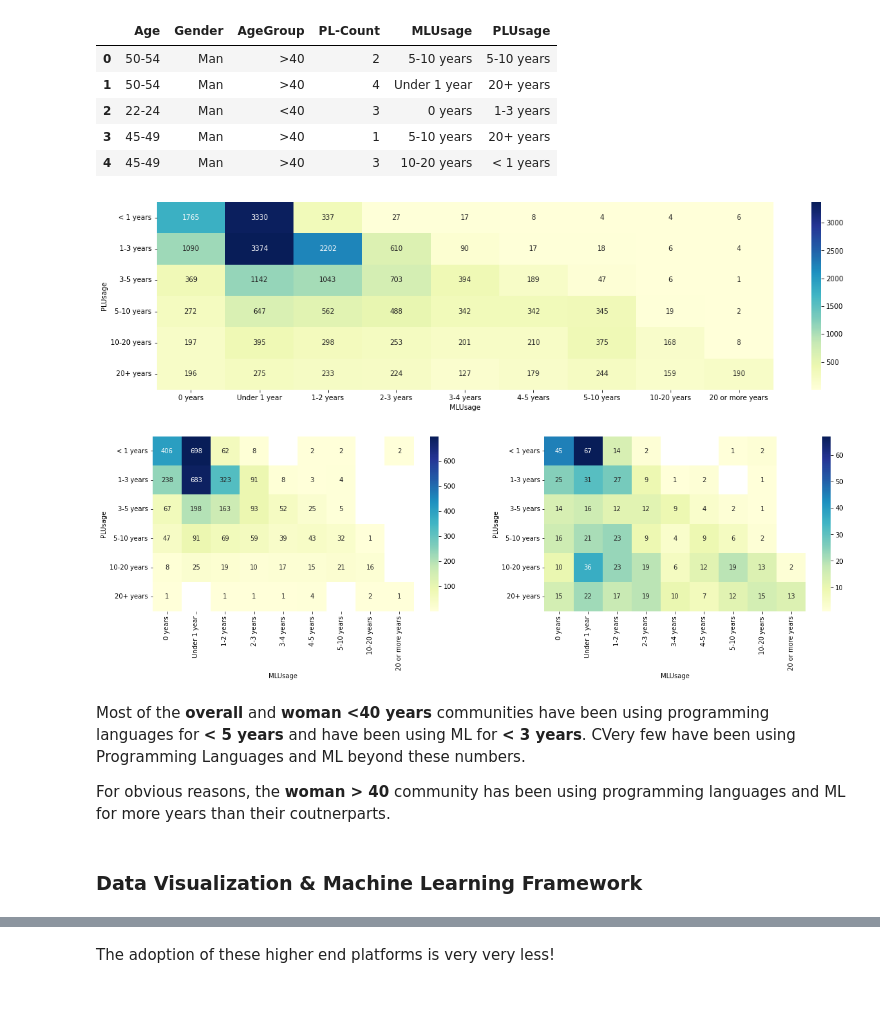
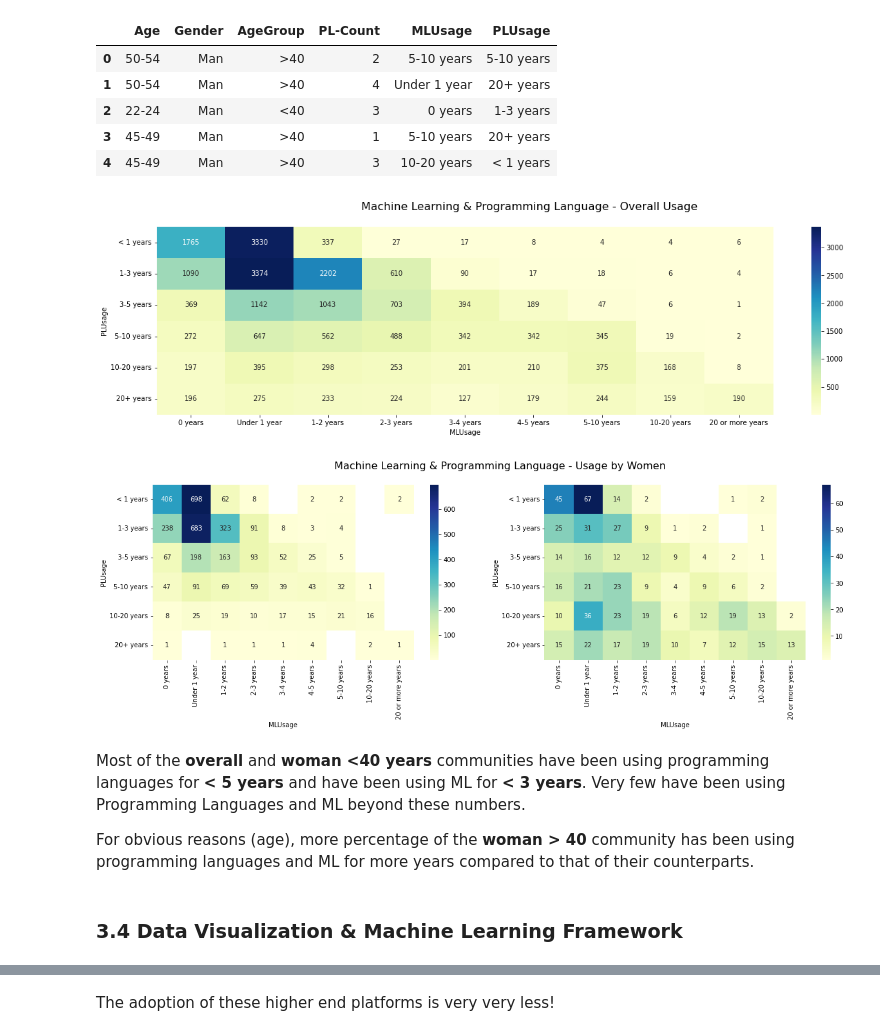
Before and after one commit to sreedevigattu/mldssurvey, a Jupyter notebook: mldssurvey.ipynb, the cells around one changed output, grey strips where cells are left out. Cells and saved outputs as stored; diff of their text form; code cells hidden in the pictures; blank space fills up the shorter version.

Commit message:
Technology usage - complete

```diff
--- a/mldssurvey.ipynb
+++ b/mldssurvey.ipynb
@@ -741,22 +726,22 @@ def plotMLPLUsage(df, ax, title):
 # %%
 df_all = df_new[COLS_USAGE].groupby(by=['MLUsage','PLUsage']).agg({ 'MLUsage': 'count'})
 df_wlt40 = df_new[(df_new['Gender']=='Woman') & (df_new['AgeGroup']=='<40')][COLS_USAGE].groupby(by=['MLUsage','PLUsage']).agg({ 'MLUsage': 'count'})
 df_wgt40 = df_new[(df_new['Gender']=='Woman') & (df_new['AgeGroup']=='>40')][COLS_USAGE].groupby(by=['MLUsage','PLUsage']).agg({ 'MLUsage': 'count'})
 
-plt.figure(figsize=(20, 5))
+fig = plt.figure(figsize=(20, 5)); fig.suptitle('Machine Learning & Programming Language - Overall Usage', fontsize=16)
 plotMLPLUsage(df_all, None, 'Overall');plt.show()
 
-plt.figure(figsize=(20, 5))
+fig = plt.figure(figsize=(20, 5)); fig.suptitle('Machine Learning & Programming Language - Usage by Women', fontsize=16)
 ax = plt.subplot(1, 2, 1); plotMLPLUsage(df_wlt40, ax, 'Woman < 40')
 ax = plt.subplot(1, 2, 2); plotMLPLUsage(df_wgt40, ax, 'Woman > 40')
 # %% [output]
-[figure, old version]
+[figure, new version]
-[figure, old version]
+[figure, new version]
 # %% [markdown]
-Most of the **overall** and **woman <40 years** communities have been using programming languages for **< 5 years** and have been using ML for **< 3 years**. CVery few have been using Programming Languages and ML beyond these numbers.
+Most of the **overall** and **woman <40 years** communities have been using programming languages for **< 5 years** and have been using ML for **< 3 years**. Very few have been using Programming Languages and ML beyond these numbers.
 
-For obvious reasons, the **woman > 40** community has been using programming languages and ML for more years than their coutnerparts.
+For obvious reasons (age), more percentage of the  **woman > 40** community has been using programming languages and ML for more years compared to that of their counterparts.
 # %% [markdown]
-### Data Visualization & Machine Learning Framework
+### 3.4 Data Visualization & Machine Learning Framework
 # %%
 plt.figure(figsize=(20, 6))
```
Also changed, not shown: parts of 77 cells of this notebook.
